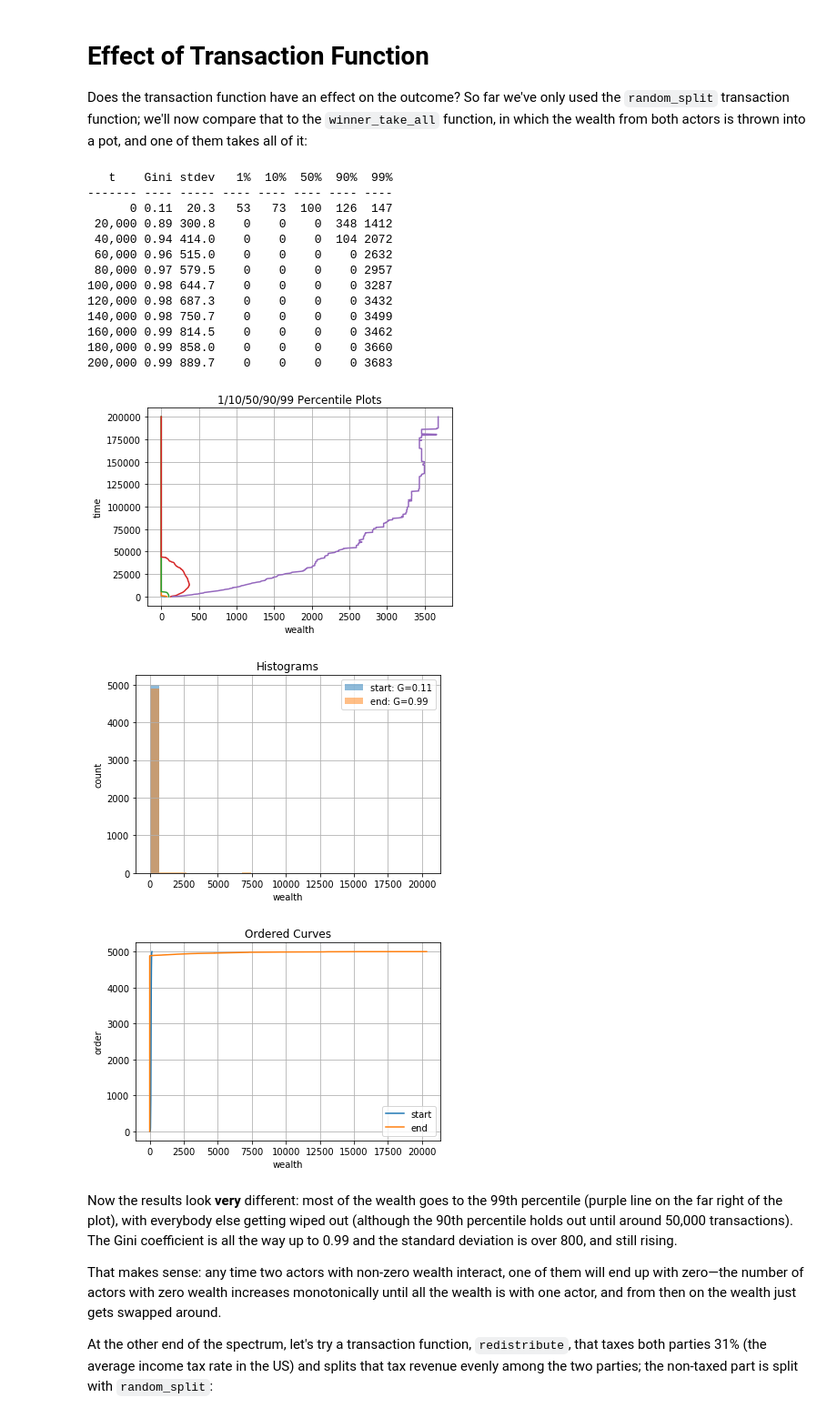
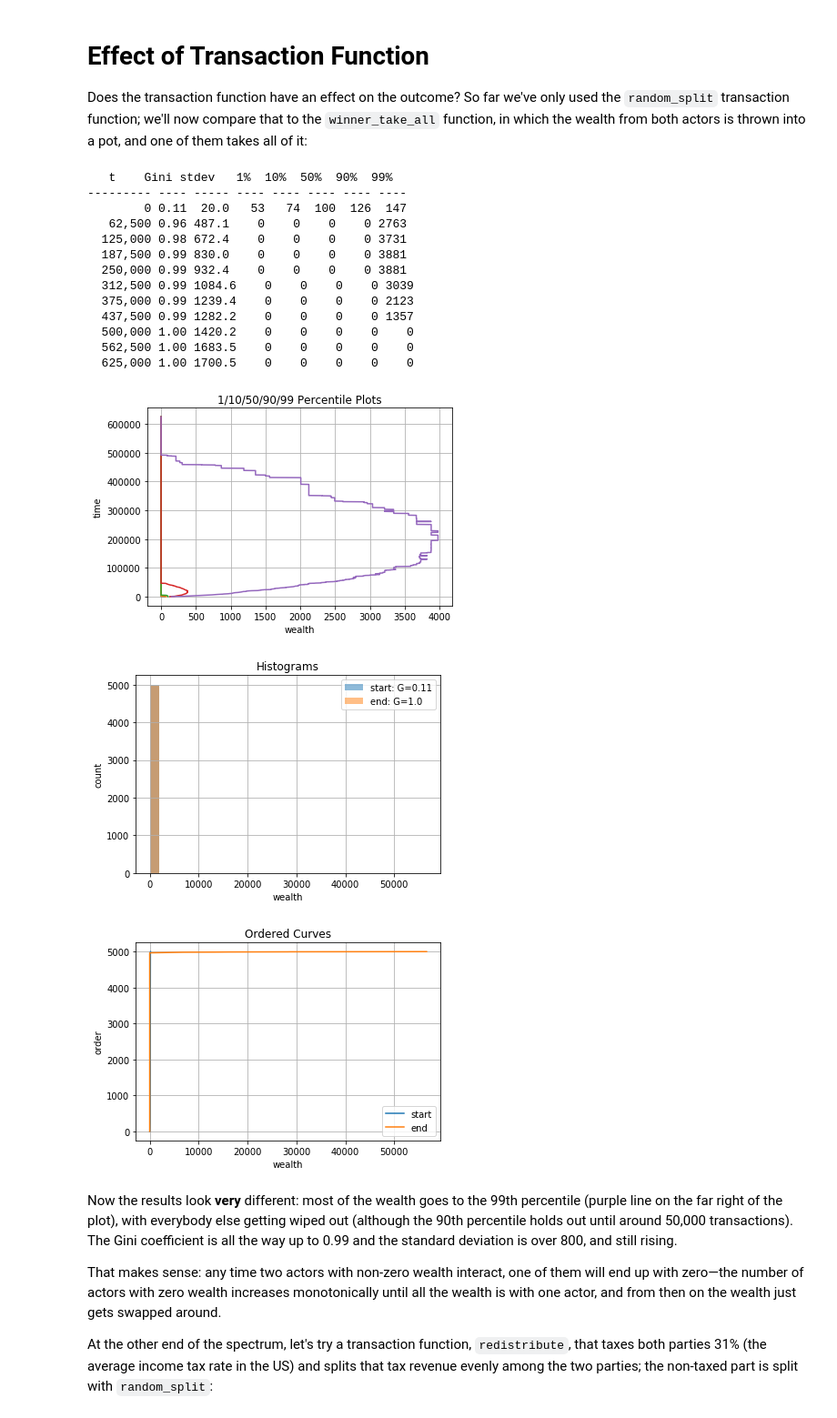
Before and after one commit to axel-kramer/pytudes, a Jupyter notebook: ipynb/Economics.ipynb, the cells around one changed output. Shown at 91% size. Drawn from its saved outputs; the diff is of its cells as text; code cells hidden in the pictures.

```diff
--- a/ipynb/Economics.ipynb
+++ b/ipynb/Economics.ipynb
@@ -132,7 +152,7 @@ The function `show` does that:
 # %%
 import statistics
 
-def show(population, k=40, percentiles=(1, 10, 50, 90, 99), **kwargs):
+def show(population, k=50, percentiles=(1, 10, 50, 90, 99), **kwargs):
     "Run a simulation for k*N steps, printing statistics and displaying a plot and histogram."
     N = len(population)
     start = list(population)
@@ -141,8 +161,8 @@ def show(population, k=40, percentiles=(1, 10, 50, 90, 99), **kwargs):
                if t % (N / 10) == 0]
     # Printout:
     print('   t    Gini stdev' + (' {:3d}%' * len(percentiles)).format(*percentiles))
-    print('------- ---- -----' + ' ----' * len(percentiles))
-    fmt = '{:7,d} {:.2f} {:5.1f}' + ' {:4.0f}' * len(percentiles)
+    print('--------- ---- -----' + ' ----' * len(percentiles))
+    fmt = '{:9,d} {:.2f} {:5.1f}' + ' {:4.0f}' * len(percentiles)
     for (t, pop) in results:
         if t % (k * N // 10) == 0: # Print 11 report lines (initial plus 10 as t varies)
             data = [percent(pct, pop) for pct in percentiles]
@@ -305,26 +325,27 @@ show(samples(beta))
 
 Does the transaction function have an effect on the outcome? So far we've only used the `random_split` transaction function; we'll now compare that to the `winner_take_all` function, in which the wealth from both actors is thrown into a pot, and one of them takes all of it:
 # %%
-def winner_take_all(A, B): return random.choice(([A + B, 0], [0, A + B]))
+def winner_take_all(A, B):
+    return random.choice(([A + B, 0], [0, A + B]))
 # %%
-show(population, transaction=winner_take_all)
+show(population, k=125, transaction=winner_take_all)
 # %% [output]
    t    Gini stdev   1%  10%  50%  90%  99%
-------- ---- ----- ---- ---- ---- ---- ----
-      0 0.11  20.3   53   73  100  126  147
- 20,000 0.89 300.8    0    0    0  348 1412
- 40,000 0.94 414.0    0    0    0  104 2072
- 60,000 0.96 515.0    0    0    0    0 2632
- 80,000 0.97 579.5    0    0    0    0 2957
-100,000 0.98 644.7    0    0    0    0 3287
-120,000 0.98 687.3    0    0    0    0 3432
-140,000 0.98 750.7    0    0    0    0 3499
-160,000 0.99 814.5    0    0    0    0 3462
-180,000 0.99 858.0    0    0    0    0 3660
-200,000 0.99 889.7    0    0    0    0 3683
+--------- ---- ----- ---- ---- ---- ---- ----
+        0 0.11  20.0   53   74  100  126  147
+   62,500 0.96 487.1    0    0    0    0 2763
+  125,000 0.98 672.4    0    0    0    0 3731
+  187,500 0.99 830.0    0    0    0    0 3881
+  250,000 0.99 932.4    0    0    0    0 3881
+  312,500 0.99 1084.6    0    0    0    0 3039
+  375,000 0.99 1239.4    0    0    0    0 2123
+  437,500 0.99 1282.2    0    0    0    0 1357
+  500,000 1.00 1420.2    0    0    0    0    0
+  562,500 1.00 1683.5    0    0    0    0    0
+  625,000 1.00 1700.5    0    0    0    0    0
-[figure, old version]
+[figure, new version]
-[figure, old version]
+[figure, new version]
-[figure, old version]
+[figure, new version]
 # %% [markdown]
 Now the results look **very** different: most of the wealth goes to the 99th percentile (purple line on the far right of  the plot), with everybody else getting wiped out (although the 90th percentile holds out until around 50,000 transactions). The Gini coefficient is all the way up to 0.99 and the standard deviation is over 800, and still rising.
 
```
Also changed, not shown: parts of 21 cells of this notebook.
